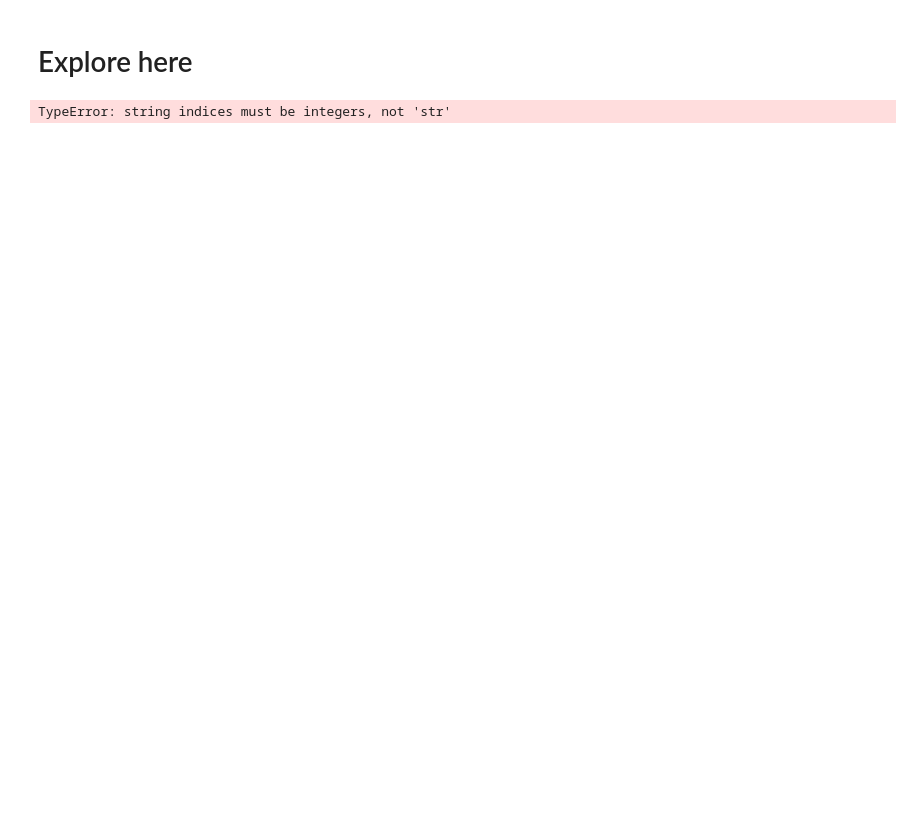
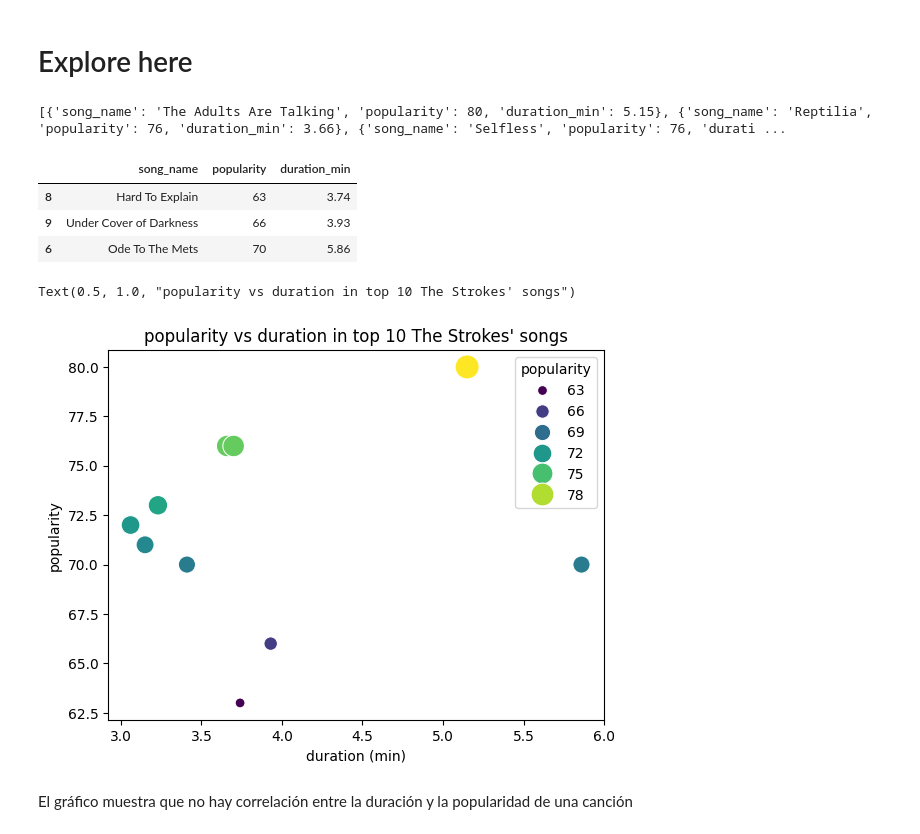
Before and after one commit to 4GeeksAcademy/plorena-interacting-with-api-python-project-tutorial, a Jupyter notebook: src/explore.ipynb, the cells around one changed output. Cells and saved outputs as stored; diff of their text form; code cells hidden in the pictures; blank space fills up the shorter version.

```diff
--- a/src/explore.ipynb
+++ b/src/explore.ipynb
@@ -4,6 +4,7 @@
 import os
 import pandas as pd
 import matplotlib.pyplot as plt
+import seaborn as sns
 from dotenv import load_dotenv
 import spotipy
 from spotipy.oauth2 import SpotifyClientCredentials
@@ -20,9 +21,47 @@ spotify = spotipy.Spotify(auth_manager=auth_manager)
 
 #PASO 5
 the_strokes_uri = 'spotify:artist:0epOFNiUfyON9EYx7Tpr6V'
-top_tracks = spotify.artist_top_tracks(the_strokes_uri)
+tracks_data = spotify.artist_top_tracks(the_strokes_uri)
 
-for track in top_tracks['tracks']:
-    print(track['name'])
+top_tracks = []
+
+for track in tracks_data['tracks']:
+    name = track['name']
+    popularity = track['popularity']
+    duration_min = round(track['duration_ms']/ 1000/60, 2)
+    top_tracks.append({
+        'song_name' : name,
+        'popularity' : popularity,
+        'duration_min' : duration_min
+    })
+
+print(top_tracks)
 # %% [output]
-TypeError: string indices must be integers, not 'str'
+[{'song_name': 'The Adults Are Talking', 'popularity': 80, 'duration_min': 5.15}, {'song_name': 'Reptilia', 'popularity': 76, 'duration_min': 3.66}, {'song_name': 'Selfless', 'popularity': 76, 'durati ...
+# %%
+df = pd.DataFrame(top_tracks)
+df_popularity_asc = df.sort_values('popularity', ascending=True)
+df_popularity_asc.head(3)
+# %% [output]
+|  | song_name | popularity | duration_min |
+| 8 | Hard To Explain | 63 | 3.74 |
+| 9 | Under Cover of Darkness | 66 | 3.93 |
+| 6 | Ode To The Mets | 70 | 5.86 |
+# %%
+sns.scatterplot(
+    x="duration_min",
+    y="popularity",
+    data=df,
+    marker="o",
+    hue= 'popularity',
+    size ='popularity',
+    sizes = (50,300),
+    palette='viridis')
+plt.xlabel("duration (min)")
+plt.ylabel("popularity")
+plt.title("popularity vs duration in top 10 The Strokes' songs")
+# %% [output]
+Text(0.5, 1.0, "popularity vs duration in top 10 The Strokes' songs")
+[figure, added]
+# %% [markdown]
+El gráfico muestra que no hay correlación entre la duración y la popularidad de una canción
```
Also changed, not shown: 1 other file.
